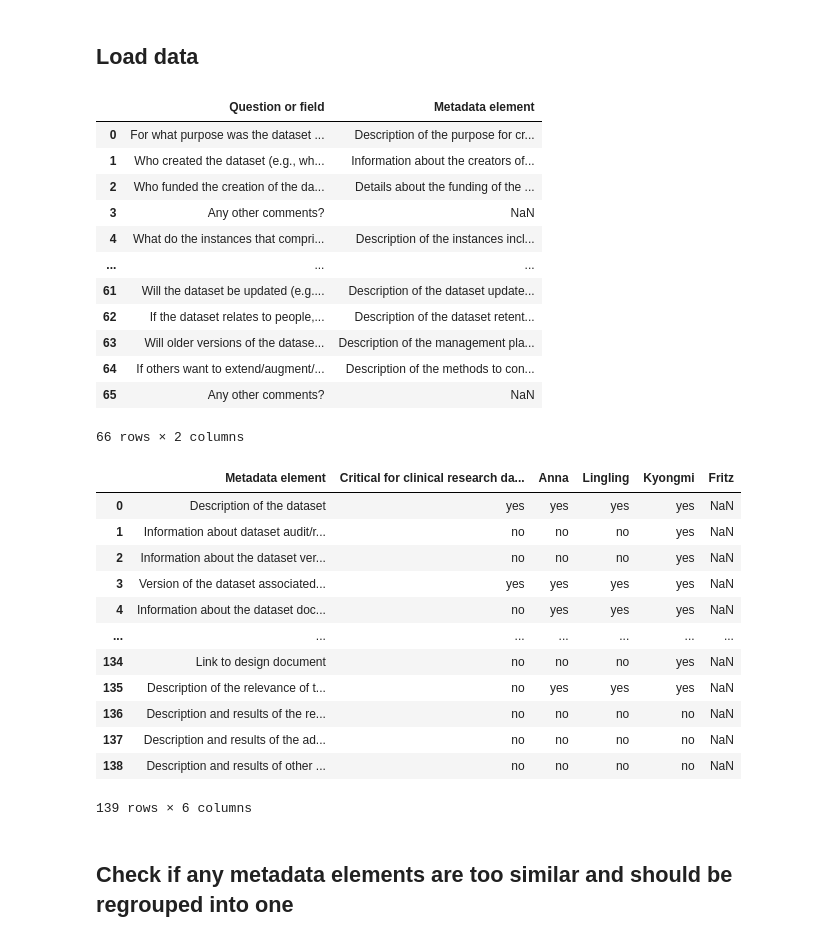
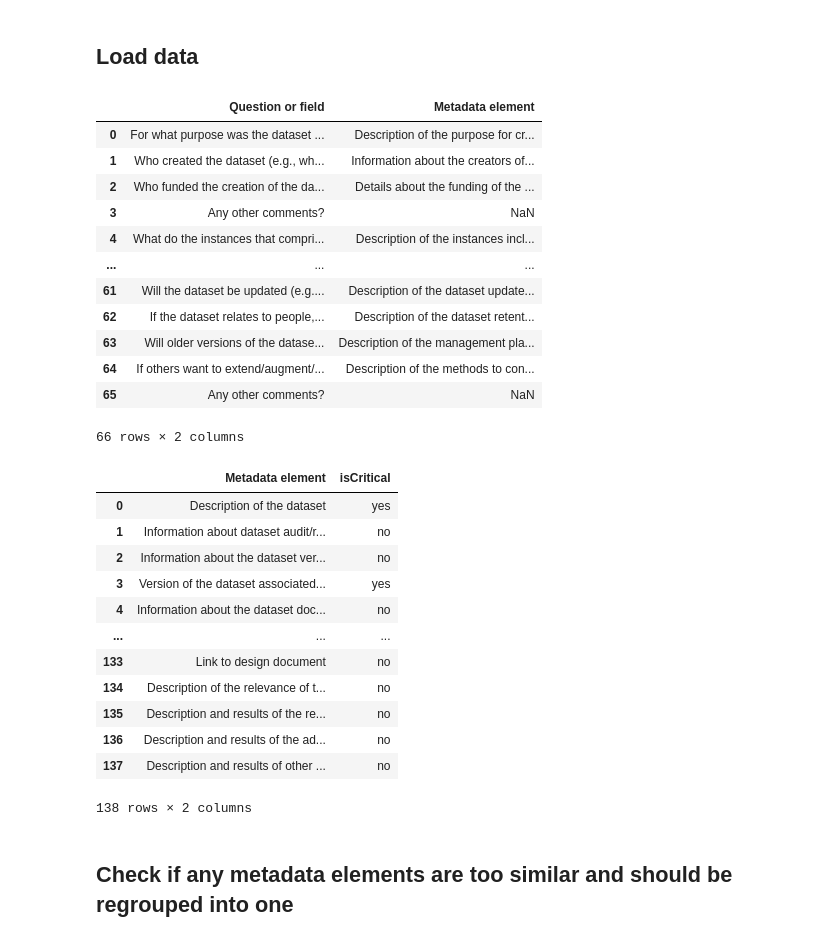
Before and after one commit to AI-READI/dataset-documentation-paper-code, a Jupyter notebook: comparison.ipynb, the cells around one changed output. Saved outputs shown, nothing was run; the diff lists cells and outputs as text; code cells hidden in the pictures.

```diff
--- a/comparison.ipynb
+++ b/comparison.ipynb
@@ -49,39 +49,40 @@ patterns = ["/", "\\", "-", "+", "x", "o", "O", ".", "*", "|"]
 ## Load data
 # %%
 dfs = pd.read_excel(
-    "inputs/dataset/primary/metadata-elements-comparison.xlsx", sheet_name=None
+    "inputs/dataset/primary/metadata-elements.xlsx", sheet_name=None
 )
 df_list = dfs["List"]
 del dfs["List"]
+del dfs["codebook"]
 display(dfs["Datasheet"])
 display(df_list)
 # %% [output]
 |  | Question or field | Metadata element |
 | 0 | For what purpose was the dataset ... | Description of the purpose for cr... |
 | 1 | Who created the dataset (e.g., wh... | Information about the creators of... |
 | 2 | Who funded the creation of the da... | Details about the funding of the ... |
 | 3 | Any other comments? | NaN |
 | 4 | What do the instances that compri... | Description of the instances incl... |
 | ... | ... | ... |
 | 61 | Will the dataset be updated (e.g.... | Description of the dataset update... |
 | 62 | If the dataset relates to people,... | Description of the dataset retent... |
 | 63 | Will older versions of the datase... | Description of the management pla... |
 | 64 | If others want to extend/augment/... | Description of the methods to con... |
 | 65 | Any other comments? | NaN |
 66 rows × 2 columns
-|  | Metadata element | Critical for clinical research da... | Anna | Lingling | Kyongmi | Fritz |
-| 0 | Description of the dataset | yes | yes | yes | yes | NaN |
-| 1 | Information about dataset audit/r... | no | no | no | yes | NaN |
-| 2 | Information about the dataset ver... | no | no | no | yes | NaN |
-| 3 | Version of the dataset associated... | yes | yes | yes | yes | NaN |
-| 4 | Information about the dataset doc... | no | yes | yes | yes | NaN |
-| ... | ... | ... | ... | ... | ... | ... |
-| 134 | Link to design document | no | no | no | yes | NaN |
-| 135 | Description of the relevance of t... | no | yes | yes | yes | NaN |
-| 136 | Description and results of the re... | no | no | no | no | NaN |
-| 137 | Description and results of the ad... | no | no | no | no | NaN |
-| 138 | Description and results of other ... | no | no | no | no | NaN |
+|  | Metadata element | isCritical |
+| 0 | Description of the dataset | yes |
+| 1 | Information about dataset audit/r... | no |
+| 2 | Information about the dataset ver... | no |
+| 3 | Version of the dataset associated... | yes |
+| 4 | Information about the dataset doc... | no |
+| ... | ... | ... |
+| 133 | Link to design document | no |
+| 134 | Description of the relevance of t... | no |
+| 135 | Description and results of the re... | no |
+| 136 | Description and results of the ad... | no |
+| 137 | Description and results of other ... | no |
-139 rows × 6 columns
+138 rows × 2 columns
 # %% [markdown]
 ## Check if any metadata elements are too similar and should be regrouped into one
 # %%
```
Also changed, not shown: parts of 8 cells of this notebook, 12 other files.
